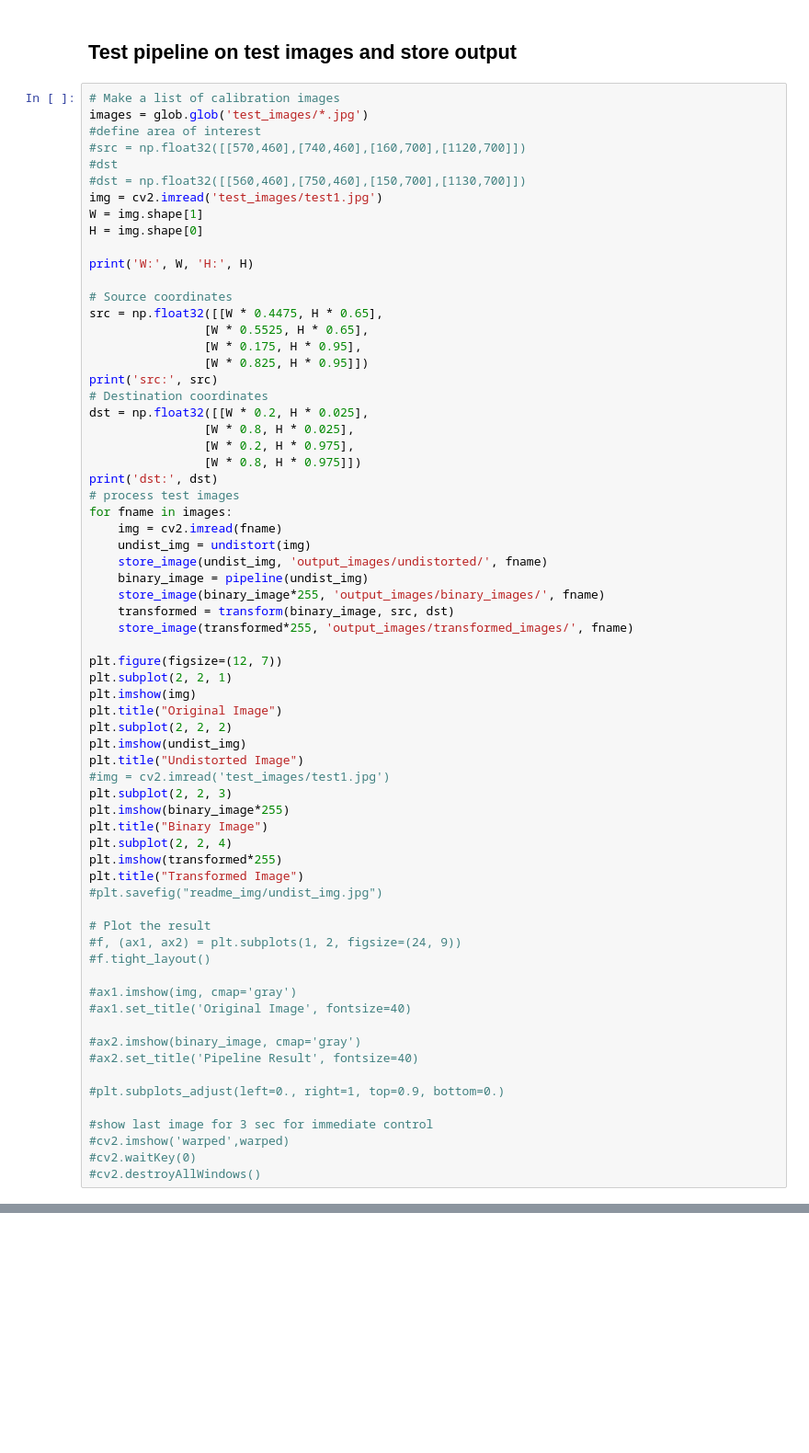
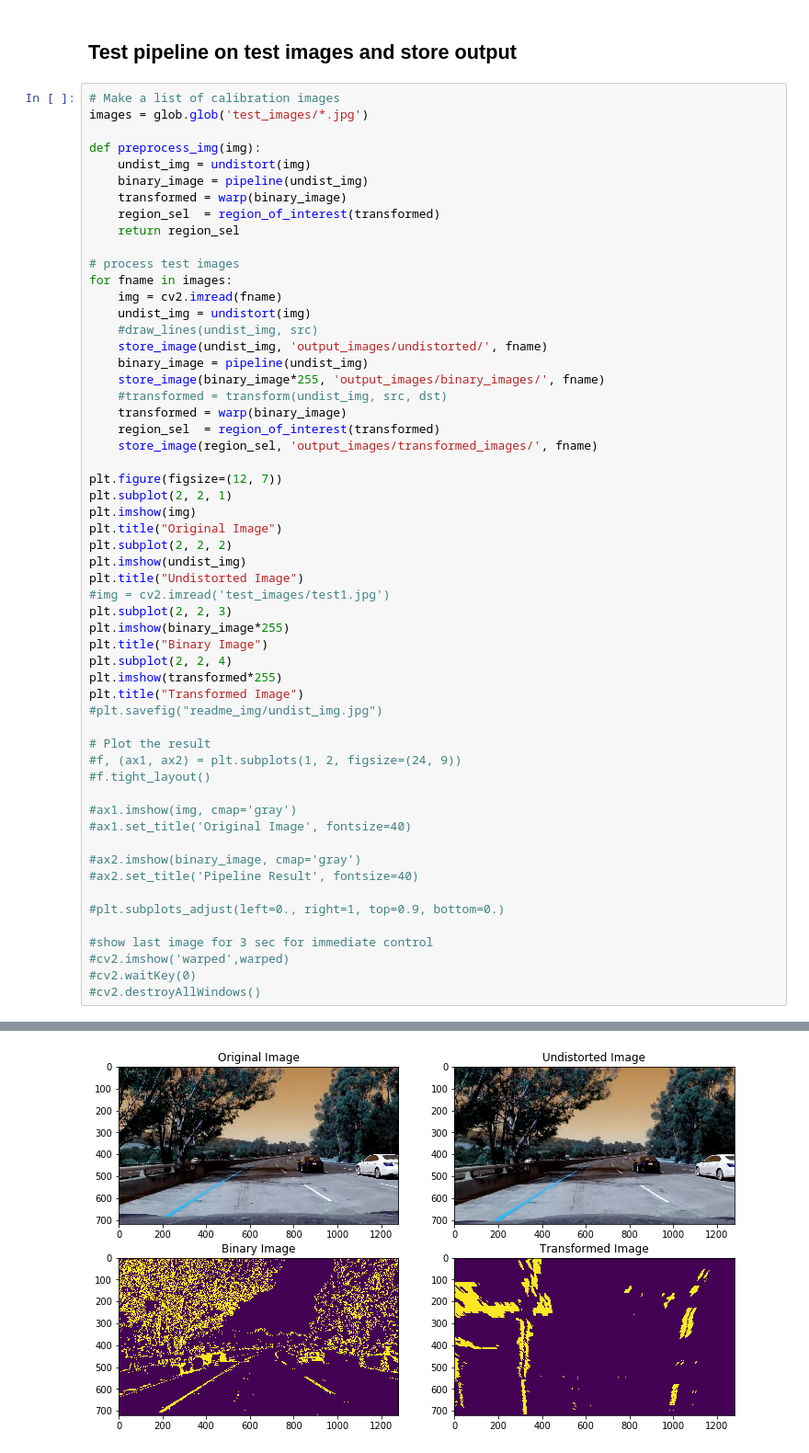
Before and after one commit to ahubi/CarND-Advanced-Lane-Lines, a Jupyter notebook: alf.ipynb, the cells around one changed output, grey strips where cells are left out. Shown at 92% size. Saved outputs shown, nothing was run; the diff lists cells and outputs as text; blank space fills up the shorter version.

Commit message:
simple line detection works

```diff
--- a/alf.ipynb
+++ b/alf.ipynb
@@ -115,37 +160,26 @@ ret, mtx, dist, rvecs, tvecs = calibrate_camera()
 # %%
 # Make a list of calibration images
 images = glob.glob('test_images/*.jpg')
-#define area of interest
-#src = np.float32([[570,460],[740,460],[160,700],[1120,700]])
-#dst
-#dst = np.float32([[560,460],[750,460],[150,700],[1130,700]])
-img = cv2.imread('test_images/test1.jpg')
-W = img.shape[1]
-H = img.shape[0]
 
-print('W:', W, 'H:', H)
+def preprocess_img(img):
+    undist_img = undistort(img)
+    binary_image = pipeline(undist_img)
+    transformed = warp(binary_image)
+    region_sel  = region_of_interest(transformed)
+    return region_sel
 
-# Source coordinates
-src = np.float32([[W * 0.4475, H * 0.65],
-                [W * 0.5525, H * 0.65],
-                [W * 0.175, H * 0.95],
-                [W * 0.825, H * 0.95]])
-print('src:', src)
-# Destination coordinates
-dst = np.float32([[W * 0.2, H * 0.025],
-                [W * 0.8, H * 0.025],
-                [W * 0.2, H * 0.975],
-                [W * 0.8, H * 0.975]])
-print('dst:', dst)
 # process test images
 for fname in images:
     img = cv2.imread(fname)
     undist_img = undistort(img)
+    #draw_lines(undist_img, src)
     store_image(undist_img, 'output_images/undistorted/', fname)
     binary_image = pipeline(undist_img)
     store_image(binary_image*255, 'output_images/binary_images/', fname)
-    transformed = transform(binary_image, src, dst)
-    store_image(transformed*255, 'output_images/transformed_images/', fname)
+    #transformed = transform(undist_img, src, dst)
+    transformed = warp(binary_image)
+    region_sel  = region_of_interest(transformed)
+    store_image(region_sel, 'output_images/transformed_images/', fname)
 
 plt.figure(figsize=(12, 7))
 plt.subplot(2, 2, 1)
@@ -192 +226,2 @@ dst: [[  256.    18.]
 <matplotlib.text.Text at 0x...>
+[figure, added]
```
Also changed, not shown: parts of 6 cells of this notebook.
